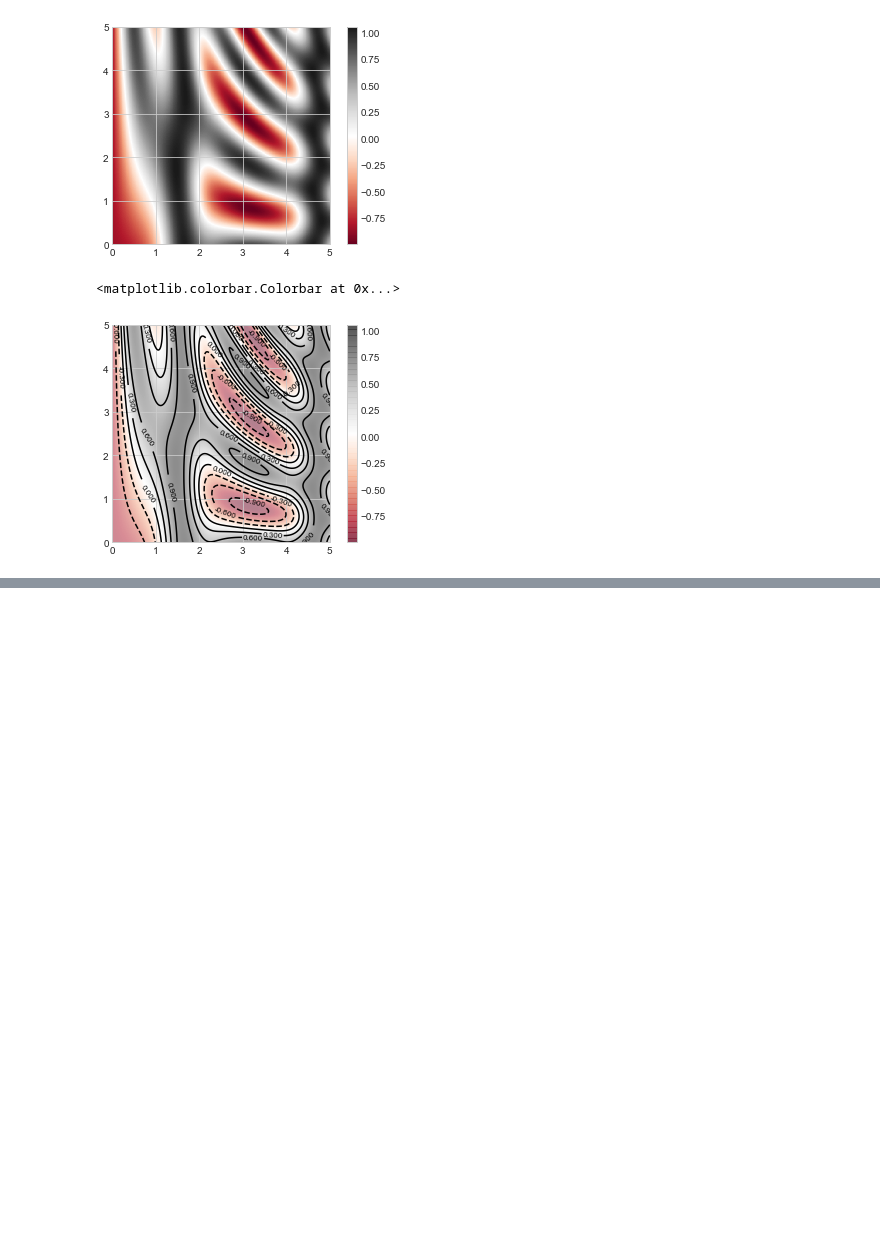
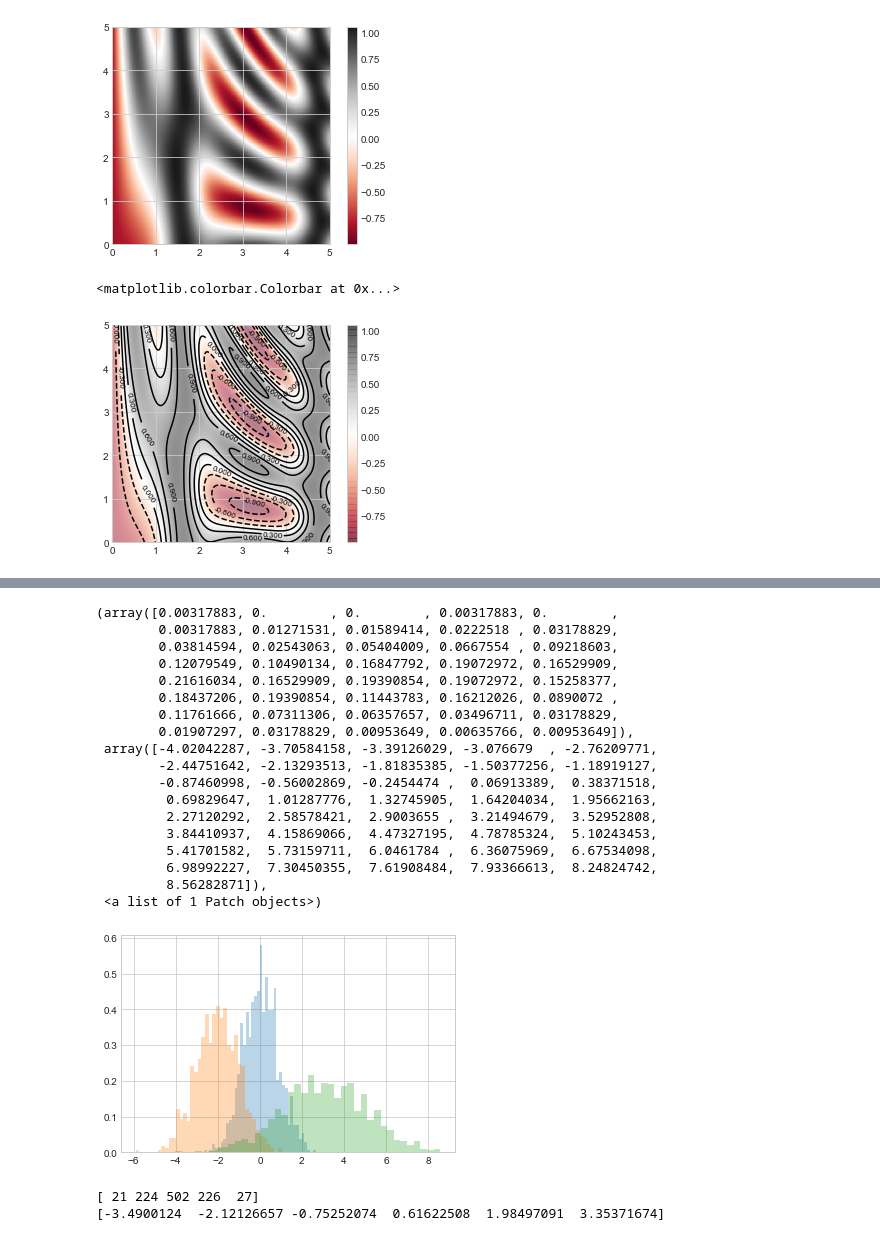
Before and after one commit to SpIIIII/jupyter-repo, a Jupyter notebook: Python Data Science Cookbook/Main.ipynb, the cells around one changed output, grey strips where cells are left out. Saved outputs shown, nothing was run; the diff lists cells and outputs as text; code cells hidden in the pictures; blank space fills up the shorter version.

```diff
--- a/Python Data Science Cookbook/Main.ipynb
+++ b/Python Data Science Cookbook/Main.ipynb
@@ -648,0 +691,35 @@ plt.colorbar()
+# %%
+x = np.random.normal(0,0.8,1000)
+y = np.random.normal(-2,1,1000)
+z = np.random.normal(3,2,1000)
+kwargs = dict(histtype = 'stepfilled',alpha = 0.3,normed = True,bins = 40)
+plt.hist(x,**kwargs)
+plt.hist(y,**kwargs)
+plt.hist(z,**kwargs)
+# %% [output]
+(array([0.00317883, 0.        , 0.        , 0.00317883, 0.        ,
+        0.00317883, 0.01271531, 0.01589414, 0.0222518 , 0.03178829,
+        0.03814594, 0.02543063, 0.05404009, 0.0667554 , 0.09218603,
+        0.12079549, 0.10490134, 0.16847792, 0.19072972, 0.16529909,
+        0.21616034, 0.16529909, 0.19390854, 0.19072972, 0.15258377,
+        0.18437206, 0.19390854, 0.11443783, 0.16212026, 0.0890072 ,
+        0.11761666, 0.07311306, 0.06357657, 0.03496711, 0.03178829,
+        0.01907297, 0.03178829, 0.00953649, 0.00635766, 0.00953649]),
+ array([-4.02042287, -3.70584158, -3.39126029, -3.076679  , -2.76209771,
+        -2.44751642, -2.13293513, -1.81835385, -1.50377256, -1.18919127,
+        -0.87460998, -0.56002869, -0.2454474 ,  0.06913389,  0.38371518,
+         0.69829647,  1.01287776,  1.32745905,  1.64204034,  1.95662163,
+         2.27120292,  2.58578421,  2.9003655 ,  3.21494679,  3.52952808,
+         3.84410937,  4.15869066,  4.47327195,  4.78785324,  5.10243453,
+         5.41701582,  5.73159711,  6.0461784 ,  6.36075969,  6.67534098,
+         6.98992227,  7.30450355,  7.61908484,  7.93366613,  8.24824742,
+         8.56282871]),
+ <a list of 1 Patch objects>)
+[figure, added]
+# %%
+counts, bin_edges = np.histogram (data,bins = 5)
+print(counts)
+print(bin_edges)
+# %% [output]
+[ 21 224 502 226  27]
+[-3.4900124  -2.12126657 -0.75252074  0.61622508  1.98497091  3.35371674]
```
Also changed, not shown: parts of 5 cells of this notebook, 1 other file.
